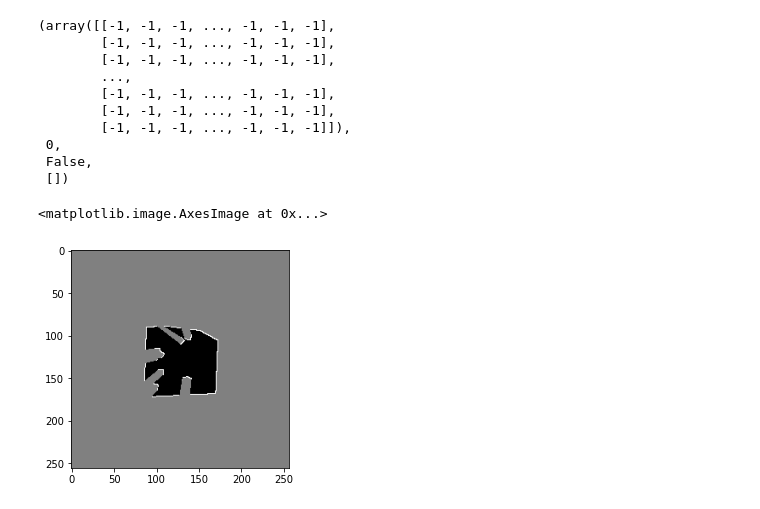
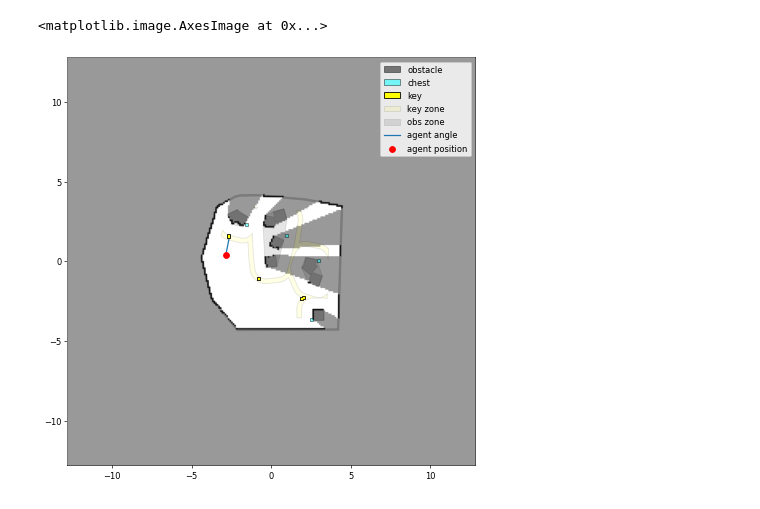
Before and after one commit to wwwshwww/navstack-gym, a Jupyter notebook: inspect/inspect_env.ipynb, the cells around one changed output. Saved outputs shown, nothing was run; the diff lists cells and outputs as text; code cells hidden in the pictures.

```diff
--- a/inspect/inspect_env.ipynb
+++ b/inspect/inspect_env.ipynb
@@ -17,20 +9,0 @@ plt.imshow(obs, cmap='gray')
-# %%
-env.step(env.action_space.sample())
-# %% [output]
-(array([[-1, -1, -1, ..., -1, -1, -1],
-        [-1, -1, -1, ..., -1, -1, -1],
-        [-1, -1, -1, ..., -1, -1, -1],
-        ...,
-        [-1, -1, -1, ..., -1, -1, -1],
-        [-1, -1, -1, ..., -1, -1, -1],
-        [-1, -1, -1, ..., -1, -1, -1]]),
- 0,
- False,
- [])
-# %%
-trueth = np.copy(env.actioner.navs.mapper.occupancy_map)
-trueth[trueth==-1] = 50
-plt.imshow(trueth, cmap='gray')
-# %% [output]
-<matplotlib.image.AxesImage at 0x...>
-[figure, removed]
@@ -39 +10,6 @@ N = 10
+# %%
+plt.imshow(env.render('rgb_array'))
+# %% [output]
+<matplotlib.image.AxesImage at 0x...>
+[figure, added]
 # %%
```
Also changed, not shown: parts of 13 cells of this notebook, 7 other files.
